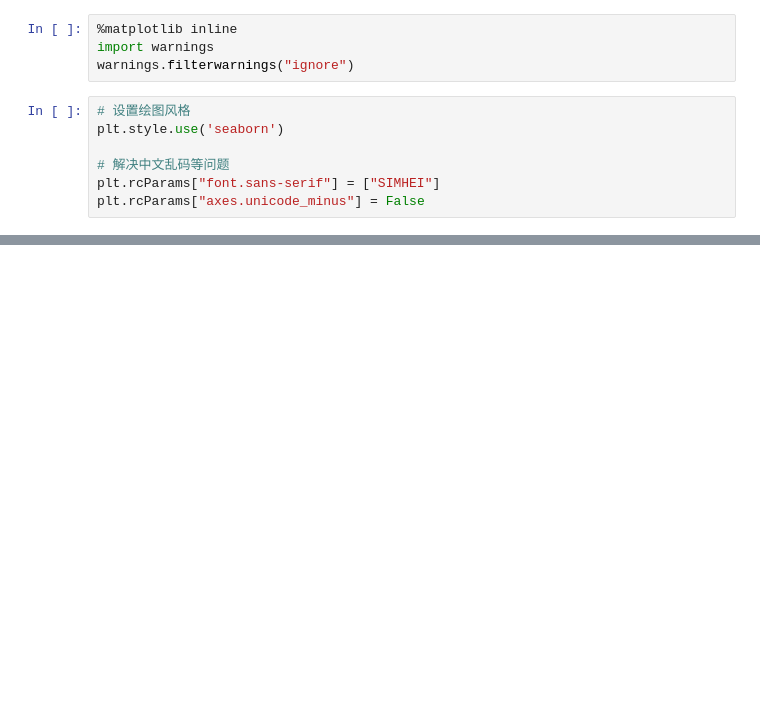
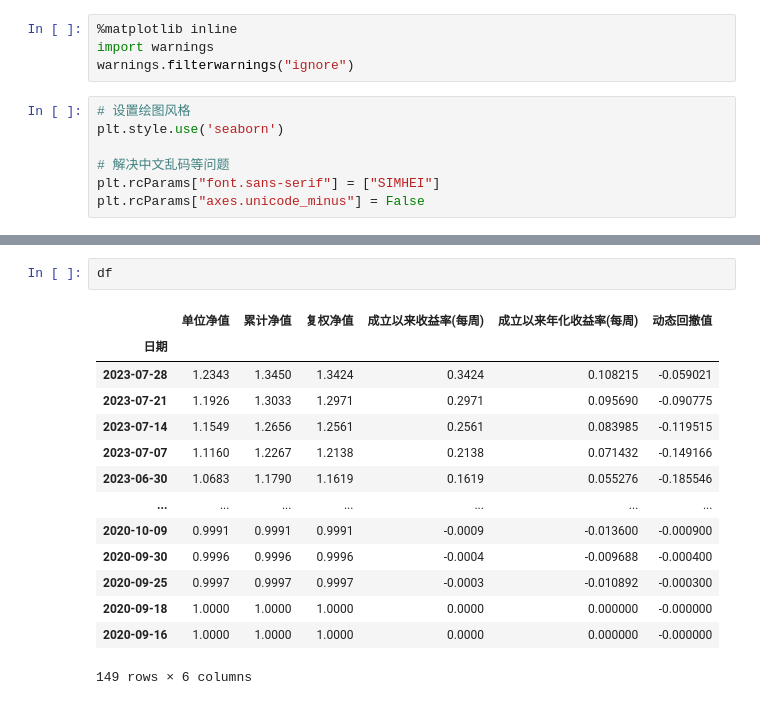
Before and after one commit to CS-Zucker/fof99, a Jupyter notebook: fof_analysis.ipynb, the cells around one changed output, grey strips where cells are left out. Cells and saved outputs as stored; diff of their text form; blank space fills up the shorter version.

```diff
--- a/fof_analysis.ipynb
+++ b/fof_analysis.ipynb
@@ -80,0 +91,17 @@ plt.show()
+# %%
+df
+# %% [output]
+|  | 单位净值 | 累计净值 | 复权净值 | 成立以来收益率(每周) | 成立以来年化收益率(每周) | 动态回撤值 |
+| 日期 |  |  |  |  |  |  |
+| 2023-07-28 | 1.2343 | 1.3450 | 1.3424 | 0.3424 | 0.108215 | -0.059021 |
+| 2023-07-21 | 1.1926 | 1.3033 | 1.2971 | 0.2971 | 0.095690 | -0.090775 |
+| 2023-07-14 | 1.1549 | 1.2656 | 1.2561 | 0.2561 | 0.083985 | -0.119515 |
+| 2023-07-07 | 1.1160 | 1.2267 | 1.2138 | 0.2138 | 0.071432 | -0.149166 |
+| 2023-06-30 | 1.0683 | 1.1790 | 1.1619 | 0.1619 | 0.055276 | -0.185546 |
+| ... | ... | ... | ... | ... | ... | ... |
+| 2020-10-09 | 0.9991 | 0.9991 | 0.9991 | -0.0009 | -0.013600 | -0.000900 |
+| 2020-09-30 | 0.9996 | 0.9996 | 0.9996 | -0.0004 | -0.009688 | -0.000400 |
+| 2020-09-25 | 0.9997 | 0.9997 | 0.9997 | -0.0003 | -0.010892 | -0.000300 |
+| 2020-09-18 | 1.0000 | 1.0000 | 1.0000 | 0.0000 | 0.000000 | -0.000000 |
+| 2020-09-16 | 1.0000 | 1.0000 | 1.0000 | 0.0000 | 0.000000 | -0.000000 |
+149 rows × 6 columns
```
Also changed, not shown: parts of 5 cells of this notebook, 27 other files.
